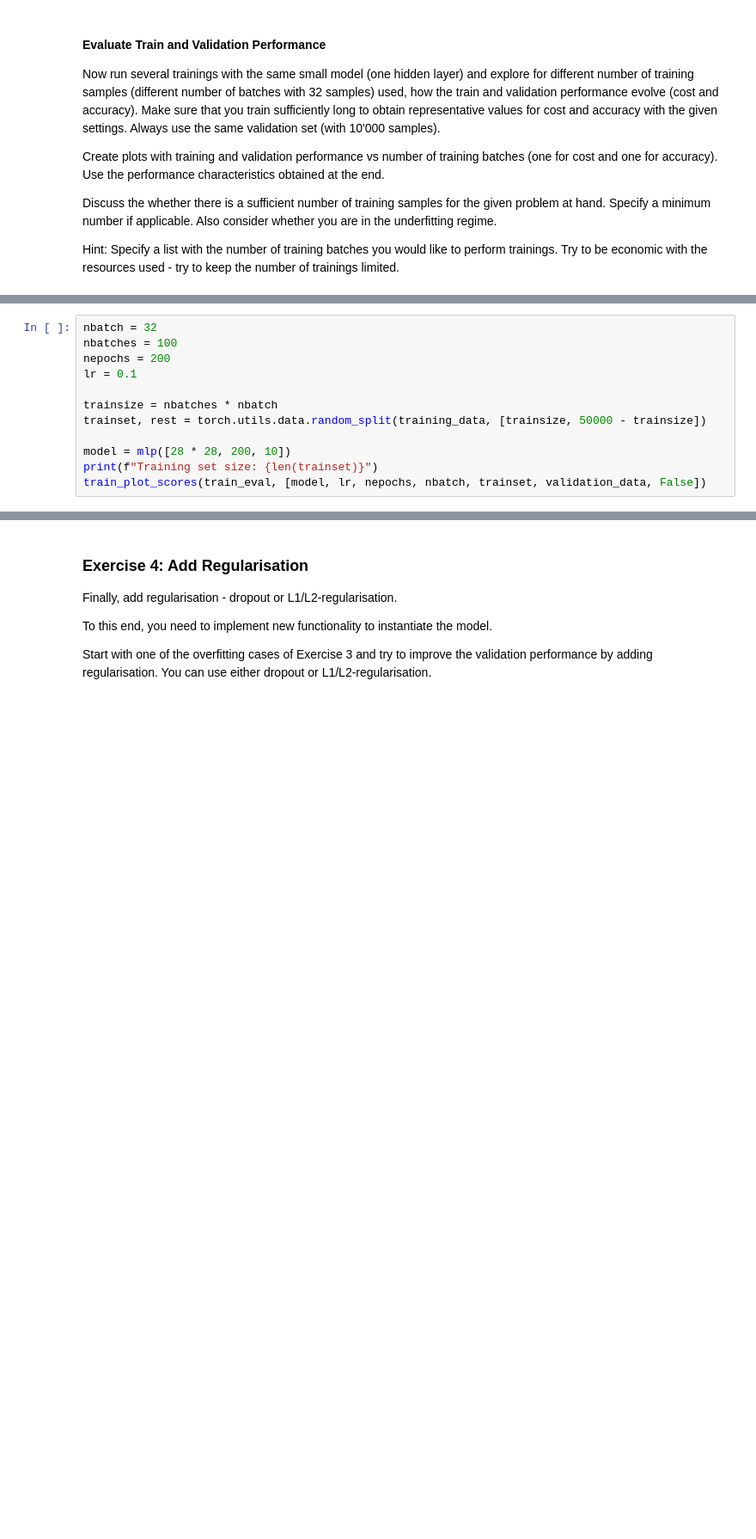
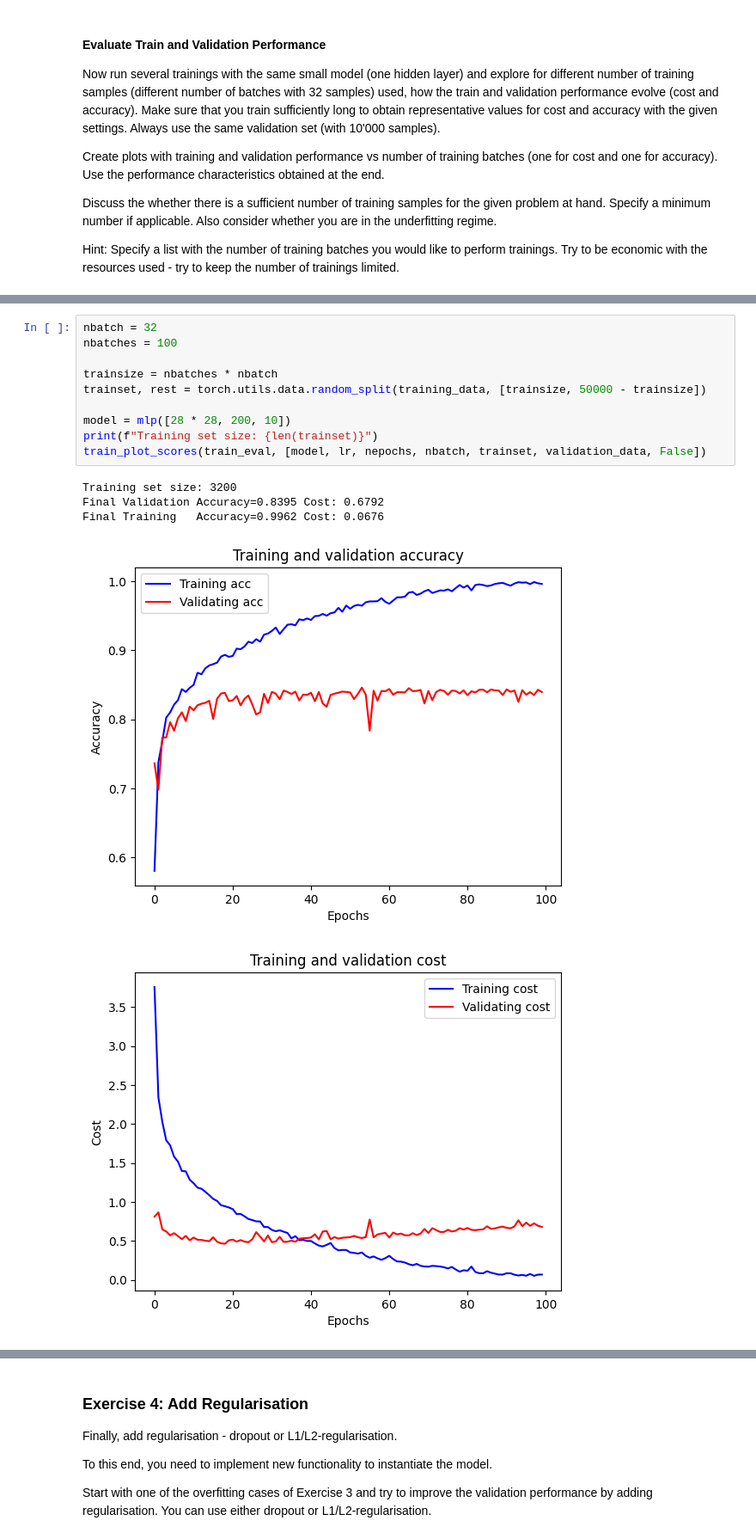
Before and after one commit to dave1b/TSM_DeLearn, a Jupyter notebook: week3/mlps_for_fashion_MNIST_dave_brunner.ipynb, the cells around one changed output, grey strips where cells are left out. Shown at 86% size. Saved outputs shown, nothing was run; the diff lists cells and outputs as text; blank space fills up the shorter version.

```diff
--- a/week3/mlps_for_fashion_MNIST_dave_brunner.ipynb
+++ b/week3/mlps_for_fashion_MNIST_dave_brunner.ipynb
@@ -275,12 +261,16 @@ Final Training   Accuracy=0.9828 Cost: 0.0539
 # %%
 nbatch = 32
 nbatches = 100
-nepochs = 200
-lr = 0.1
 
 trainsize = nbatches * nbatch
 trainset, rest = torch.utils.data.random_split(training_data, [trainsize, 50000 - trainsize])
 
 model = mlp([28 * 28, 200, 10])
 print(f"Training set size: {len(trainset)}")
 train_plot_scores(train_eval, [model, lr, nepochs, nbatch, trainset, validation_data, False])
+# %% [output]
+Training set size: 3200
+Final Validation Accuracy=0.8395 Cost: 0.6792
+Final Training   Accuracy=0.9962 Cost: 0.0676
+[figure, added]
+[figure, added]
```
Also changed, not shown: parts of 20 cells of this notebook.
